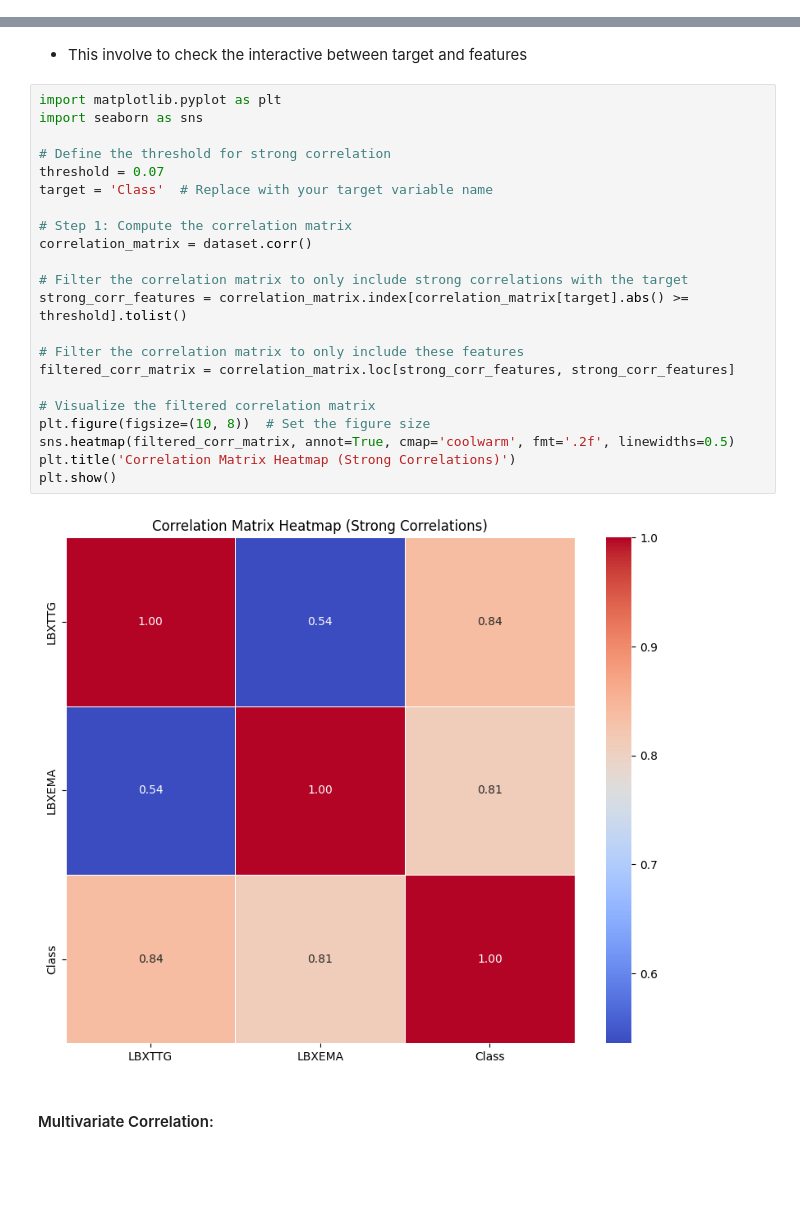
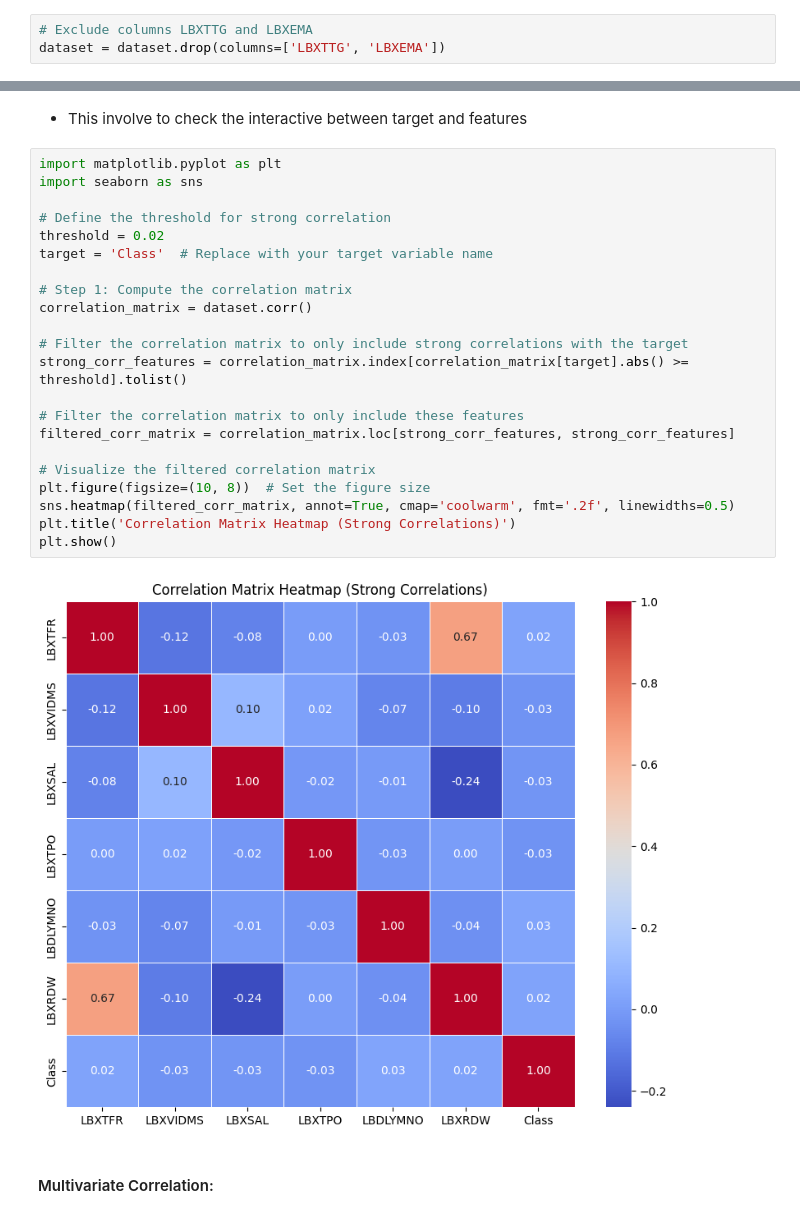
Before and after one commit to DATA471/final_project, a Jupyter notebook: main_file.ipynb, the cells around one changed output, grey strips where cells are left out. Saved outputs shown, nothing was run; the diff lists cells and outputs as text; blank space fills up the shorter version.

```diff
--- a/main_file.ipynb
+++ b/main_file.ipynb
@@ -12,3 +14,6 @@ dataset = pd.read_csv('updated_ttg_dataset_v2.csv')
+# %%
+# Exclude columns LBXTTG and LBXEMA
+dataset = dataset.drop(columns=['LBXTTG', 'LBXEMA'])
 # %% [markdown]
 #### Data Descreptive:
 # %% [markdown]
@@ -65,27 +64,27 @@ None
 # %%
 import matplotlib.pyplot as plt
 import seaborn as sns
 
 # Define the threshold for strong correlation
-threshold = 0.07
+threshold = 0.02
 target = 'Class'  # Replace with your target variable name
 
 # Step 1: Compute the correlation matrix
 correlation_matrix = dataset.corr()
 
 # Filter the correlation matrix to only include strong correlations with the target
 strong_corr_features = correlation_matrix.index[correlation_matrix[target].abs() >= threshold].tolist()
 
 # Filter the correlation matrix to only include these features
 filtered_corr_matrix = correlation_matrix.loc[strong_corr_features, strong_corr_features]
 
 # Visualize the filtered correlation matrix
 plt.figure(figsize=(10, 8))  # Set the figure size
 sns.heatmap(filtered_corr_matrix, annot=True, cmap='coolwarm', fmt='.2f', linewidths=0.5)
 plt.title('Correlation Matrix Heatmap (Strong Correlations)')
 plt.show()
 # %% [output]
-[figure, old version]
+[figure, new version]
 # %% [markdown]
 #### Multivariate Correlation:
 # %% [markdown]
```
Also changed, not shown: parts of 30 cells of this notebook, 1 other file.
